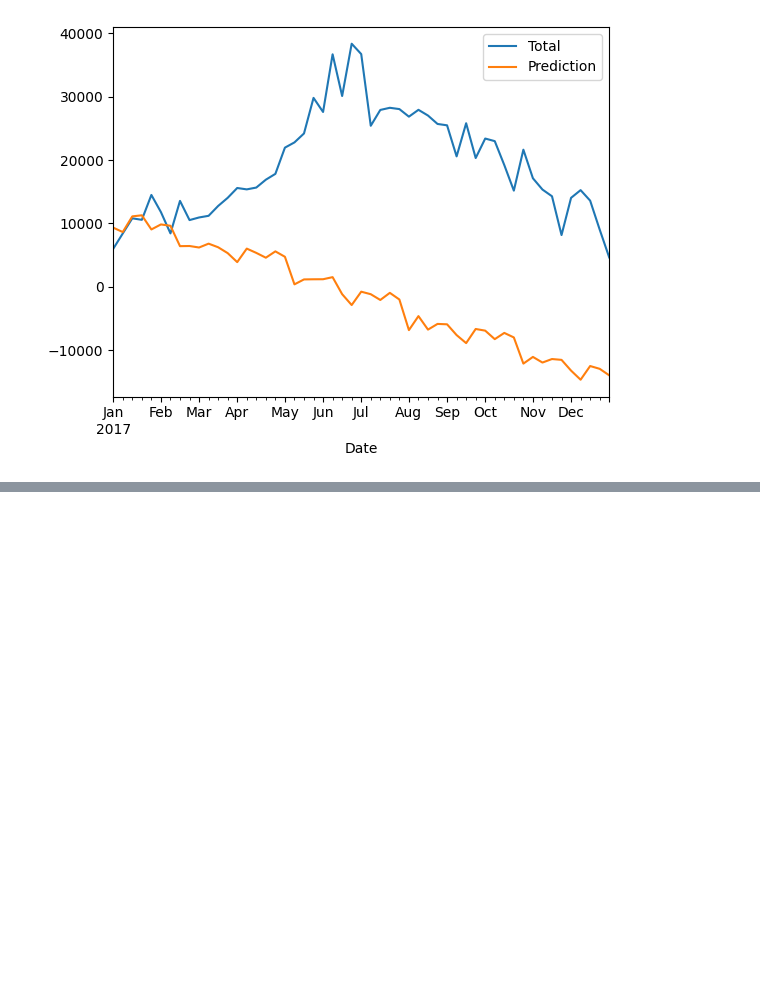
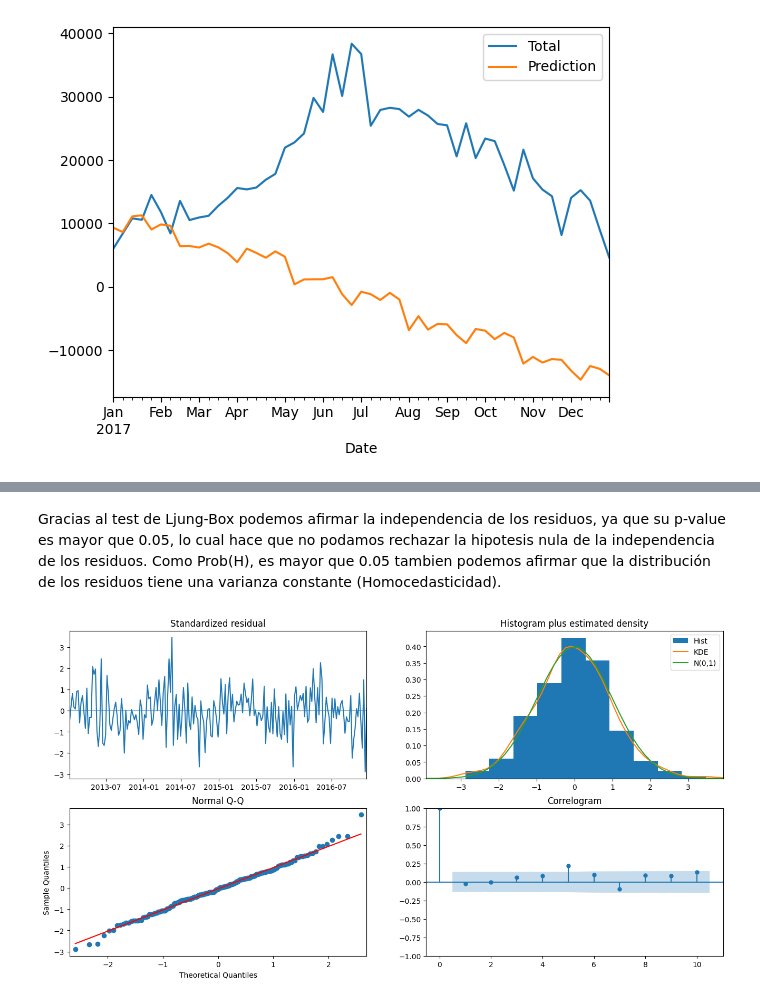
Before and after one commit to Enricjfz/DataScience, a Jupyter notebook: SeriesTemporales.ipynb, the cells around one changed output, grey strips where cells are left out. Cells and saved outputs as stored; diff of their text form; code cells hidden in the pictures; blank space fills up the shorter version.

```diff
--- a/SeriesTemporales.ipynb
+++ b/SeriesTemporales.ipynb
@@ -273,0 +309,7 @@ Vemos que la predicción no es satisfactoria
+# %% [markdown]
+Gracias al test de Ljung-Box podemos afirmar la independencia de los residuos, ya que su p-value es mayor que 0.05, lo cual hace que no podamos rechazar la hipotesis nula de la independencia de los residuos. Como Prob(H), es mayor que 0.05 tambien podemos afirmar que la distribución de los residuos tiene una varianza constante (Homocedasticidad).
+# %%
+stepwise_model.plot_diagnostics(figsize=(16, 8))
+plt.show()
+# %% [output]
+[figure, added]
```
Also changed, not shown: parts of 5 cells of this notebook.
